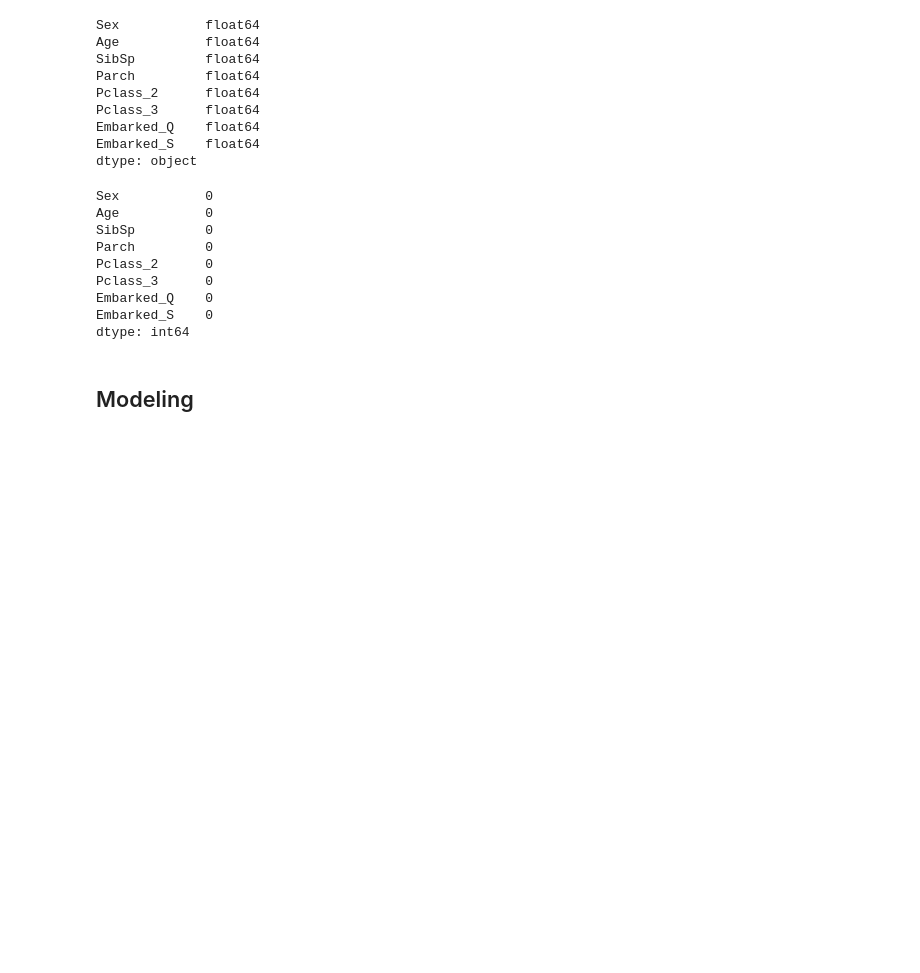
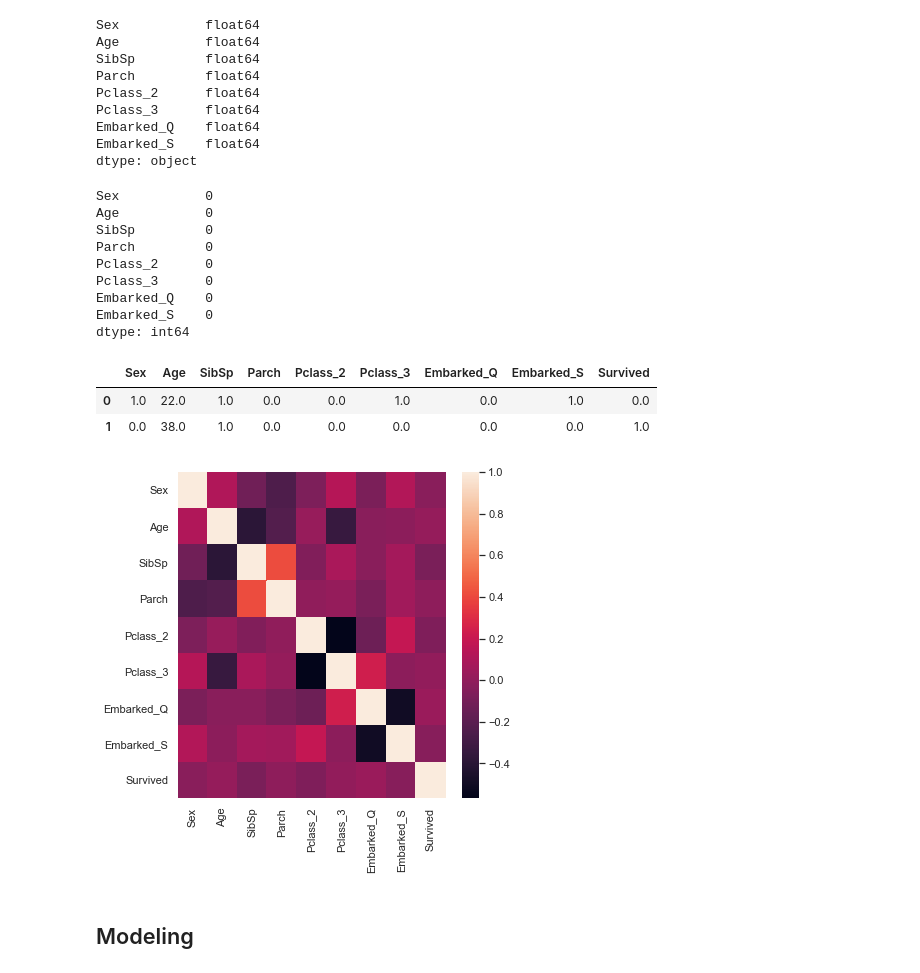
Before and after one commit to lkarjun/Titanic, a Jupyter notebook: titanic.ipynb, the cells around one changed output. Cells and saved outputs as stored; diff of their text form; code cells hidden in the pictures; blank space fills up the shorter version.

```diff
--- a/titanic.ipynb
+++ b/titanic.ipynb
@@ -197,6 +198,18 @@ Pclass_3      0
 Embarked_Q    0
 Embarked_S    0
 dtype: int64
+# %%
+full_features = pd.concat([features, labels], axis=1)
+full_features.head(2)
+# %% [output]
+|  | Sex | Age | SibSp | Parch | Pclass_2 | Pclass_3 | Embarked_Q | Embarked_S | Survived |
+| 0 | 1.0 | 22.0 | 1.0 | 0.0 | 0.0 | 1.0 | 0.0 | 1.0 | 0.0 |
+| 1 | 0.0 | 38.0 | 1.0 | 0.0 | 0.0 | 0.0 | 0.0 | 0.0 | 1.0 |
+# %%
+plt.figure(figsize=(6,6))
+sns.heatmap(full_features.corr());
+# %% [output]
+[figure, added]
 # %% [markdown]
 ## Modeling
 # %%
```
Also changed, not shown: parts of 11 cells of this notebook.
